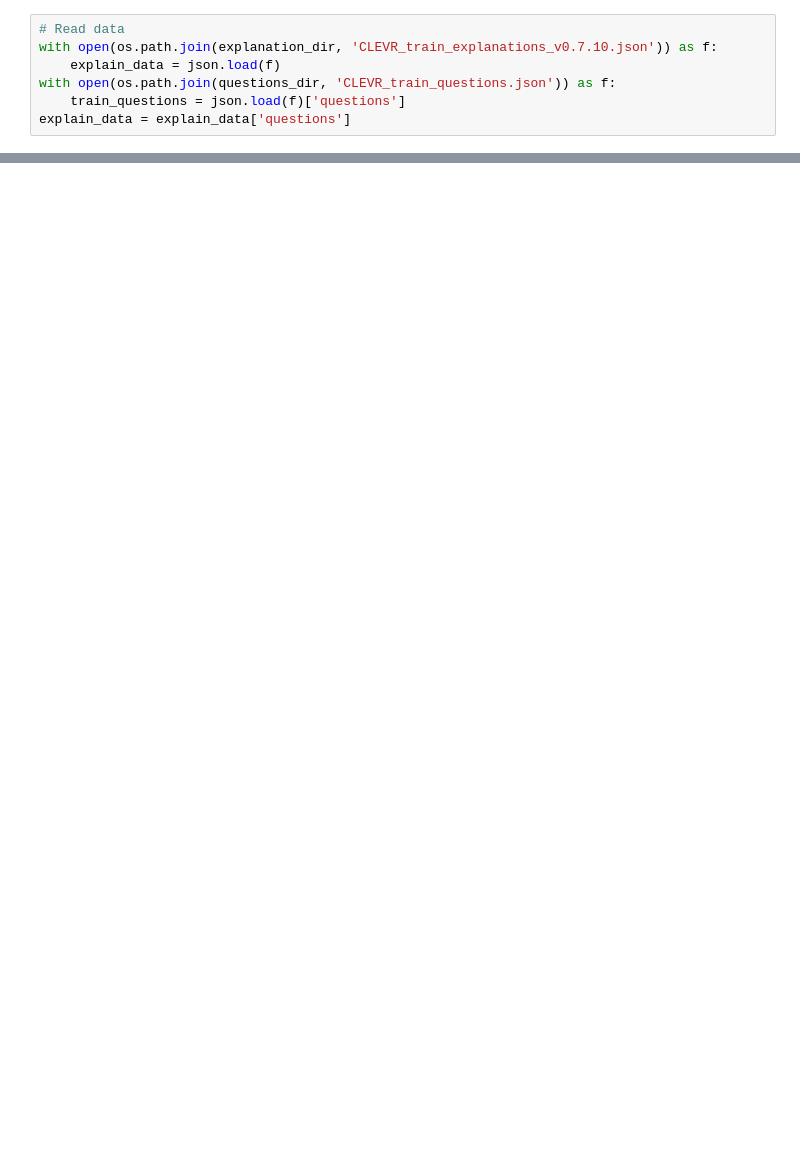
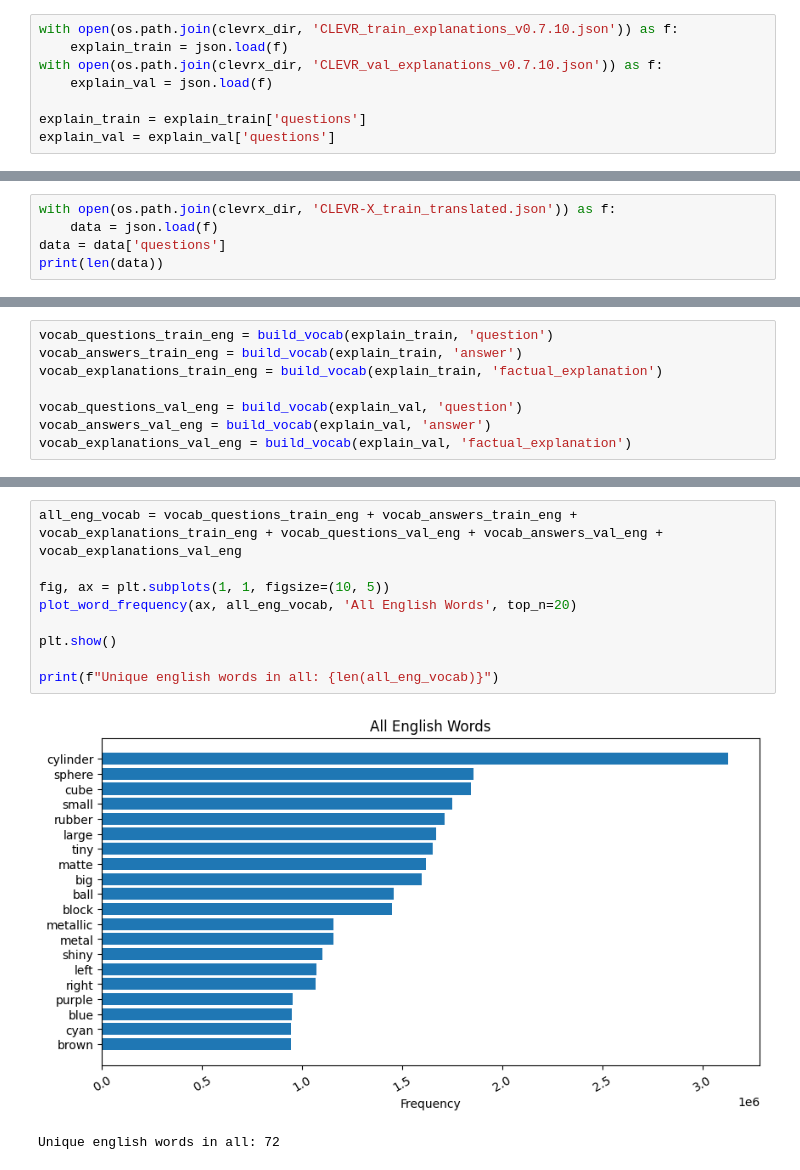
Before and after one commit to wjnwjn59/ViCLEVR-X, a Jupyter notebook: notebooks/visualize.ipynb, the cells around one changed output, grey strips where cells are left out. Drawn from its saved outputs; the diff is of its cells as text; blank space fills up the shorter version.

```diff
--- a/notebooks/visualize.ipynb
+++ b/notebooks/visualize.ipynb
@@ -18,7 +25,8 @@ NUM_TRAIN_IMAGES = len(os.listdir(train_image_dir))
 # %%
-# Read data
-with open(os.path.join(explanation_dir, 'CLEVR_train_explanations_v0.7.10.json')) as f:
-    explain_data = json.load(f)
-with open(os.path.join(questions_dir, 'CLEVR_train_questions.json')) as f:
-    train_questions = json.load(f)['questions']
-explain_data = explain_data['questions']
+with open(os.path.join(clevrx_dir, 'CLEVR_train_explanations_v0.7.10.json')) as f:
+    explain_train = json.load(f)
+with open(os.path.join(clevrx_dir, 'CLEVR_val_explanations_v0.7.10.json')) as f:
+    explain_val = json.load(f)
+
+explain_train = explain_train['questions']
+explain_val = explain_val['questions']
@@ -103,0 +58,5 @@ Explanation 8: There is a tiny purple shiny cylinder which has the identical mat
+# %%
+with open(os.path.join(clevrx_dir, 'CLEVR-X_train_translated.json')) as f:
+    data = json.load(f)
+data = data['questions']
+print(len(data))
@@ -103,0 +124,8 @@ Explanation 8: There is a tiny purple shiny cylinder which has the identical mat
+# %%
+vocab_questions_train_eng = build_vocab(explain_train, 'question')
+vocab_answers_train_eng = build_vocab(explain_train, 'answer')
+vocab_explanations_train_eng = build_vocab(explain_train, 'factual_explanation')
+
+vocab_questions_val_eng = build_vocab(explain_val, 'question')
+vocab_answers_val_eng = build_vocab(explain_val, 'answer')
+vocab_explanations_val_eng = build_vocab(explain_val, 'factual_explanation')
@@ -103,0 +162,12 @@ Explanation 8: There is a tiny purple shiny cylinder which has the identical mat
+# %%
+all_eng_vocab = vocab_questions_train_eng + vocab_answers_train_eng + vocab_explanations_train_eng + vocab_questions_val_eng + vocab_answers_val_eng + vocab_explanations_val_eng
+
+fig, ax = plt.subplots(1, 1, figsize=(10, 5))
+plot_word_frequency(ax, all_eng_vocab, 'All English Words', top_n=20)
+
+plt.show()
+
+print(f"Unique english words in all: {len(all_eng_vocab)}")
+# %% [output]
+[figure, added]
+Unique english words in all: 72
```
Also changed, not shown: parts of 14 cells of this notebook, 7 other files.
